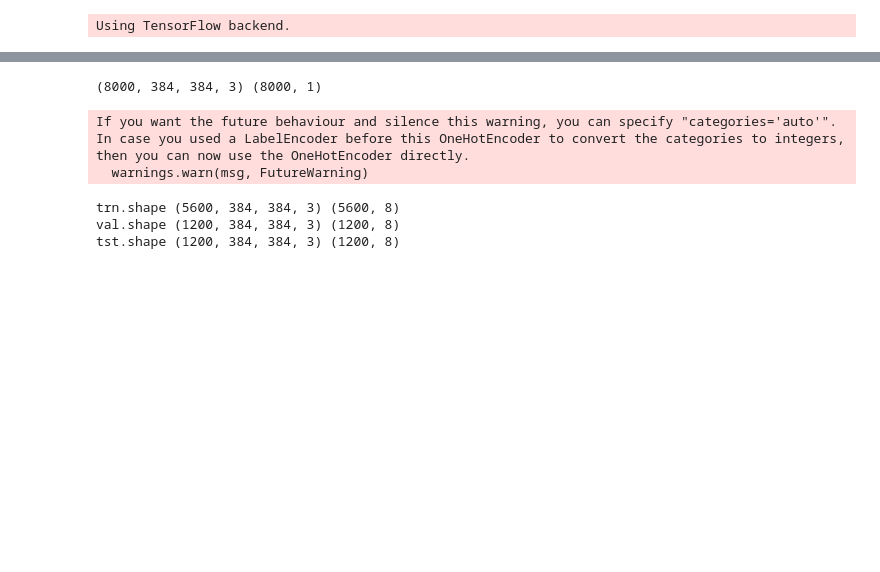
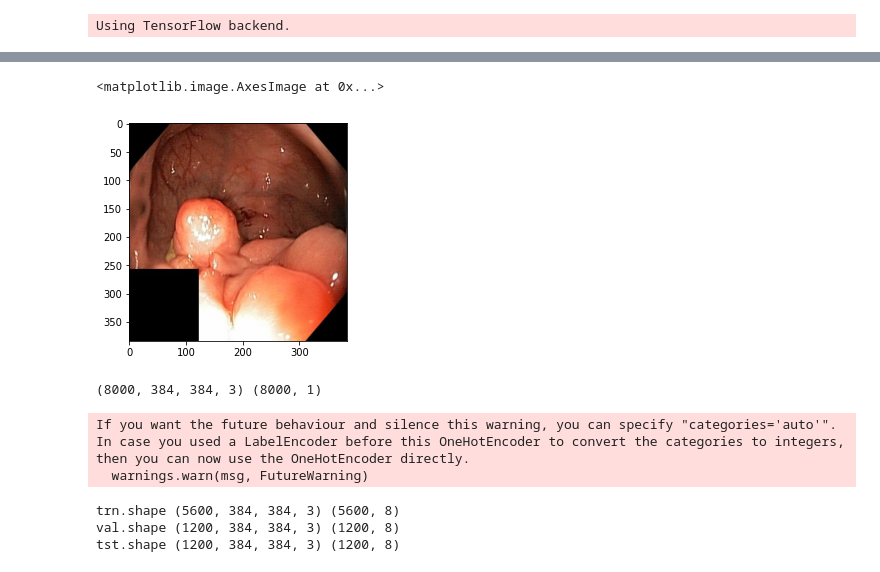
Before and after one commit to hjm9702/Kvasir-XAI, a Jupyter notebook: keras_cls_train_notebook.ipynb, the cells around one changed output, grey strips where cells are left out. Saved outputs shown, nothing was run; the diff lists cells and outputs as text; code cells hidden in the pictures; blank space fills up the shorter version.

```diff
--- a/keras_cls_train_notebook.ipynb
+++ b/keras_cls_train_notebook.ipynb
@@ -28,0 +129,4 @@ Using TensorFlow backend.
+# %%
+# polyp split
+X_trnval_s, X_tst_s, Y_trnval_s, Y_tst_s = train_test_split(X_seg, Y_seg, test_size = 1.5 / 10, random_state = 27407)
+X_trn_s, X_val_s, Y_trn_s, Y_val_s = train_test_split(X_trnval_s, Y_trnval_s, test_size = 1.5 / 8.5, random_state = 27407)
@@ -29,3 +138,8 @@ Using TensorFlow backend.
+# %%
+plt.imshow(X_trn_s[2])
+# %% [output]
+<matplotlib.image.AxesImage at 0x...>
+[figure, added]
 # %%
 config = tf.ConfigProto()
 config.gpu_options.allow_growth = True
```
Also changed, not shown: parts of 9 cells of this notebook, 2 other files.
